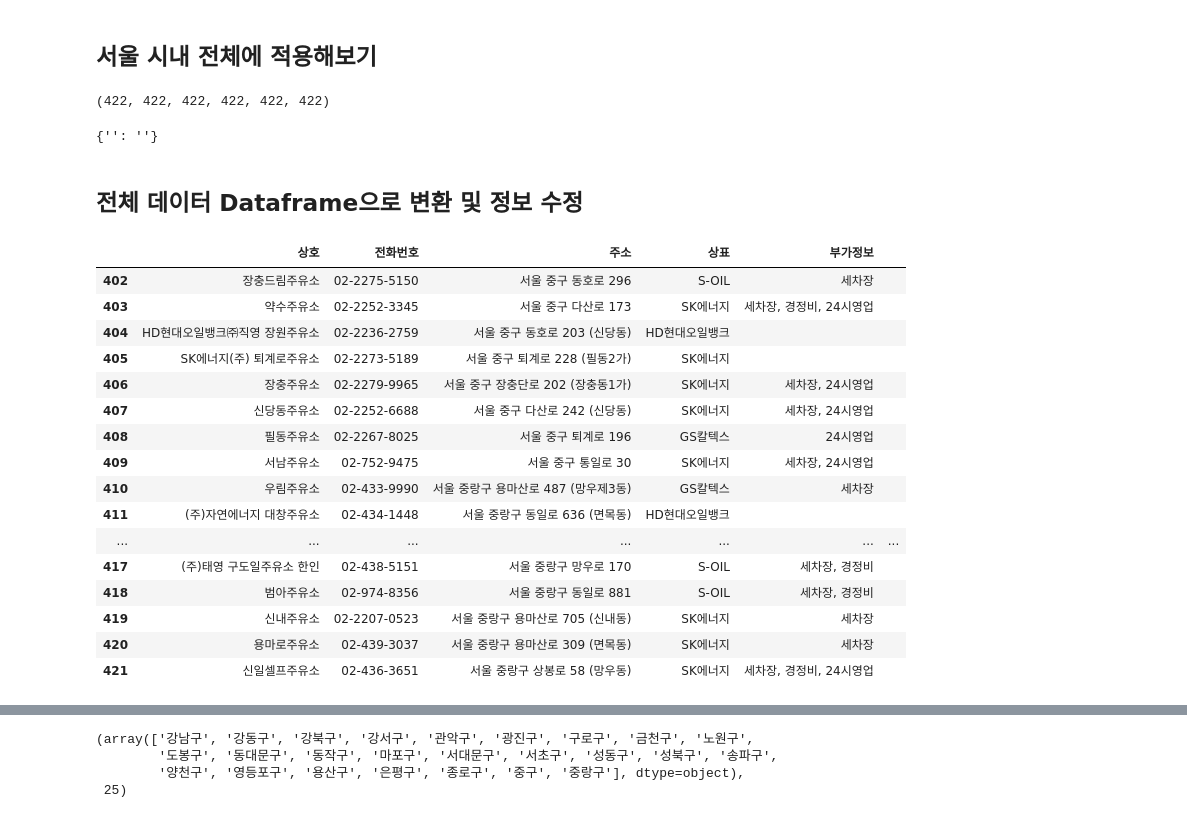
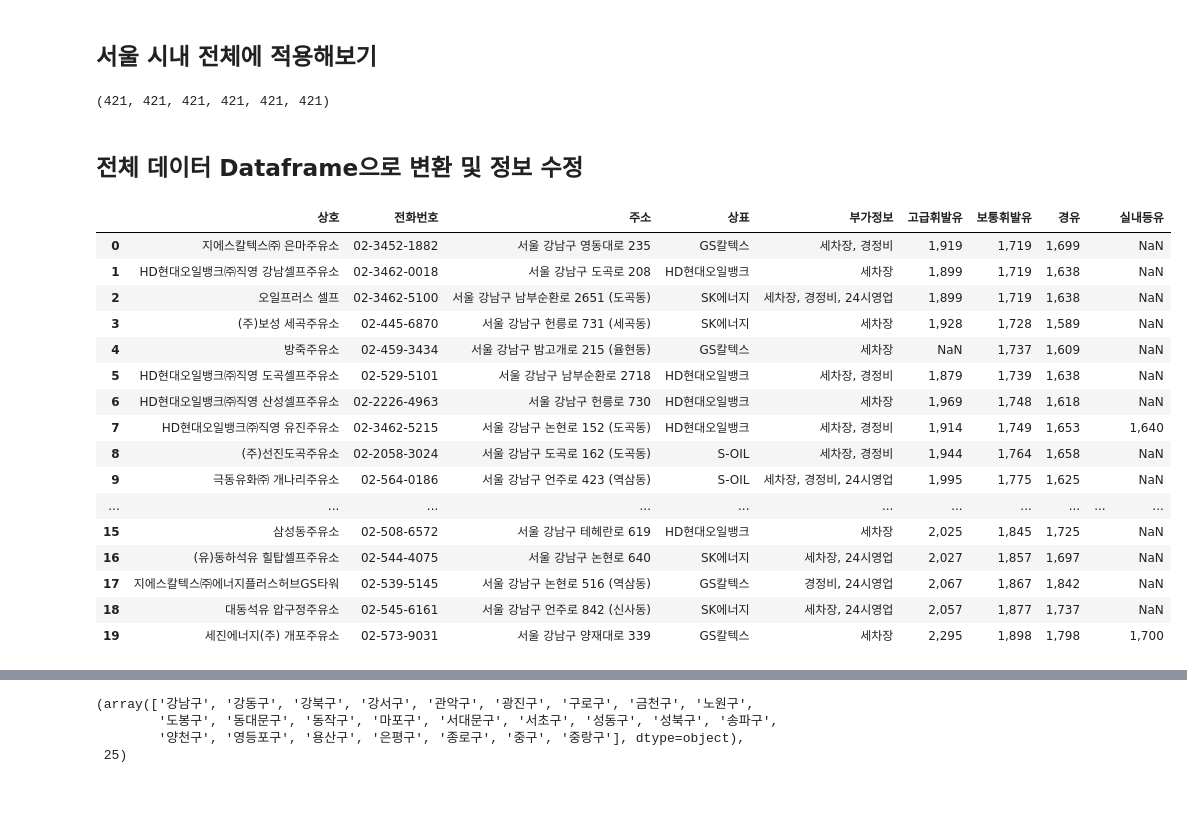
Before and after one commit to KTH-amg/robot_dev, a Jupyter notebook: eda/src/오피넷_김태호.ipynb, the cells around one changed output, grey strips where cells are left out. Cells and saved outputs as stored; diff of their text form; code cells hidden in the pictures.

```diff
--- a/eda/src/오피넷_김태호.ipynb
+++ b/eda/src/오피넷_김태호.ipynb
@@ -301,8 +302,11 @@ def get_station_info(gu_names):
         stations = oil_list.find_elements(By.TAG_NAME, "a")
 
         for station in tqdm(stations):
-            station.click()
-            time.sleep(0.5)
+            station = WebDriverWait(driver, 10).until(
+                EC.element_to_be_clickable(station)
+            )
+            driver.execute_script("arguments[0].click()", station)
+            time.sleep(3)
 
             popup = WebDriverWait(driver, 3).until(
                 EC.presence_of_element_located((By.CLASS_NAME, "atlanmap-info-content")))
@@ -322,7 +326,8 @@ def get_station_info(gu_names):
                 oil_price = line.find_elements(
                     By.TAG_NAME, "td")[1].find_element(By.TAG_NAME, "label") # 가격
 
-            price_info[oil_type.text] = oil_price.text
+                price_info[oil_type.text] = oil_price.text
+
 
             # 부가정보
             service = WebDriverWait(driver, 3).until(
@@ -341,55 +346,53 @@ def get_station_info(gu_names):
             price_list.append(price_info)
             service_list.append(services)
 
+            time.sleep(1)
+
     return name_list, phn_list, addr_list, brand_list, price_list, service_list
 # %%
 total_name, total_phn, total_addr, total_brand, total_price, total_service = get_station_info(gu_names)
 # 리스트 길이 확인
 len(total_name), len(total_phn), len(total_addr), len(total_brand), len(total_price), len(total_service)
 # %% [output]
-(422, 422, 422, 422, 422, 422)
+(421, 421, 421, 421, 421, 421)
-# %%
-print(total_price[0])
-# %% [output]
-{'': ''}
 # %% [markdown]
 ## 전체 데이터 Dataframe으로 변환 및 정보 수정
 # %%
 seoul_oil_data = {'상호':total_name,
             '전화번호':total_phn,
             "주소":total_addr,
             "상표":total_brand,
             "유종별 가격":total_price,
             "부가정보":total_service}
 
 seoul_oil_df = pd.DataFrame(seoul_oil_data)
 
 seoul_oil_df.sort_index(inplace=True)
 seoul_oil_df['부가정보'] = seoul_oil_df['부가정보'].apply(clean_list_to_string) # 문자열 형태로 표시
 
 # 유종별 가격 열 변환
 seoul_oil_df = pd.concat(
     [seoul_oil_df.drop(columns=['유종별 가격']), seoul_oil_df['유종별 가격'].apply(pd.Series)], axis=1)
 
-seoul_oil_df.tail(20)
+seoul_oil_df.head(20)
 # %% [output]
-|  | 상호 | 전화번호 | 주소 | 상표 | 부가정보 |  |
-| 402 | 장충드림주유소 | 02-2275-5150 | 서울 중구 동호로 296 | S-OIL | 세차장 |  |
-| 403 | 약수주유소 | 02-2252-3345 | 서울 중구 다산로 173 | SK에너지 | 세차장, 경정비, 24시영업 |  |
-| 404 | HD현대오일뱅크㈜직영 장원주유소 | 02-2236-2759 | 서울 중구 동호로 203 (신당동) | HD현대오일뱅크 |  |  |
-| 405 | SK에너지(주) 퇴계로주유소 | 02-2273-5189 | 서울 중구 퇴계로 228 (필동2가) | SK에너지 |  |  |
-| 406 | 장충주유소 | 02-2279-9965 | 서울 중구 장충단로 202 (장충동1가) | SK에너지 | 세차장, 24시영업 |  |
-| 407 | 신당동주유소 | 02-2252-6688 | 서울 중구 다산로 242 (신당동) | SK에너지 | 세차장, 24시영업 |  |
-| 408 | 필동주유소 | 02-2267-8025 | 서울 중구 퇴계로 196 | GS칼텍스 | 24시영업 |  |
-| 409 | 서남주유소 | 02-752-9475 | 서울 중구 통일로 30 | SK에너지 | 세차장, 24시영업 |  |
-| 410 | 우림주유소 | 02-433-9990 | 서울 중랑구 용마산로 487 (망우제3동) | GS칼텍스 | 세차장 |  |
-| 411 | (주)자연에너지 대창주유소 | 02-434-1448 | 서울 중랑구 동일로 636 (면목동) | HD현대오일뱅크 |  |  |
-| ... | ... | ... | ... | ... | ... | ... |
-| 417 | (주)태영 구도일주유소 한인 | 02-438-5151 | 서울 중랑구 망우로 170 | S-OIL | 세차장, 경정비 |  |
-| 418 | 범아주유소 | 02-974-8356 | 서울 중랑구 동일로 881 | S-OIL | 세차장, 경정비 |  |
-| 419 | 신내주유소 | 02-2207-0523 | 서울 중랑구 용마산로 705 (신내동) | SK에너지 | 세차장 |  |
-| 420 | 용마로주유소 | 02-439-3037 | 서울 중랑구 용마산로 309 (면목동) | SK에너지 | 세차장 |  |
-| 421 | 신일셀프주유소 | 02-436-3651 | 서울 중랑구 상봉로 58 (망우동) | SK에너지 | 세차장, 경정비, 24시영업 |  |
+|  | 상호 | 전화번호 | 주소 | 상표 | 부가정보 | 고급휘발유 | 보통휘발유 | 경유 |  | 실내등유 |
+| 0 | 지에스칼텍스㈜ 은마주유소 | 02-3452-1882 | 서울 강남구 영동대로 235 | GS칼텍스 | 세차장, 경정비 | 1,919 | 1,719 | 1,699 |  | NaN |
+| 1 | HD현대오일뱅크㈜직영 강남셀프주유소 | 02-3462-0018 | 서울 강남구 도곡로 208 | HD현대오일뱅크 | 세차장 | 1,899 | 1,719 | 1,638 |  | NaN |
+| 2 | 오일프러스 셀프 | 02-3462-5100 | 서울 강남구 남부순환로 2651 (도곡동) | SK에너지 | 세차장, 경정비, 24시영업 | 1,899 | 1,719 | 1,638 |  | NaN |
+| 3 | (주)보성 세곡주유소 | 02-445-6870 | 서울 강남구 헌릉로 731 (세곡동) | SK에너지 | 세차장 | 1,928 | 1,728 | 1,589 |  | NaN |
+| 4 | 방죽주유소 | 02-459-3434 | 서울 강남구 밤고개로 215 (율현동) | GS칼텍스 | 세차장 | NaN | 1,737 | 1,609 |  | NaN |
+| 5 | HD현대오일뱅크㈜직영 도곡셀프주유소 | 02-529-5101 | 서울 강남구 남부순환로 2718 | HD현대오일뱅크 | 세차장, 경정비 | 1,879 | 1,739 | 1,638 |  | NaN |
+| 6 | HD현대오일뱅크㈜직영 산성셀프주유소 | 02-2226-4963 | 서울 강남구 헌릉로 730 | HD현대오일뱅크 | 세차장 | 1,969 | 1,748 | 1,618 |  | NaN |
+| 7 | HD현대오일뱅크㈜직영 유진주유소 | 02-3462-5215 | 서울 강남구 논현로 152 (도곡동) | HD현대오일뱅크 | 세차장, 경정비 | 1,914 | 1,749 | 1,653 |  | 1,640 |
+| 8 | (주)선진도곡주유소 | 02-2058-3024 | 서울 강남구 도곡로 162 (도곡동) | S-OIL | 세차장, 경정비 | 1,944 | 1,764 | 1,658 |  | NaN |
+| 9 | 극동유화㈜ 개나리주유소 | 02-564-0186 | 서울 강남구 언주로 423 (역삼동) | S-OIL | 세차장, 경정비, 24시영업 | 1,995 | 1,775 | 1,625 |  | NaN |
+| ... | ... | ... | ... | ... | ... | ... | ... | ... | ... | ... |
+| 15 | 삼성동주유소 | 02-508-6572 | 서울 강남구 테헤란로 619 | HD현대오일뱅크 | 세차장 | 2,025 | 1,845 | 1,725 |  | NaN |
+| 16 | (유)동하석유 힐탑셀프주유소 | 02-544-4075 | 서울 강남구 논현로 640 | SK에너지 | 세차장, 24시영업 | 2,027 | 1,857 | 1,697 |  | NaN |
+| 17 | 지에스칼텍스㈜에너지플러스허브GS타워 | 02-539-5145 | 서울 강남구 논현로 516 (역삼동) | GS칼텍스 | 경정비, 24시영업 | 2,067 | 1,867 | 1,842 |  | NaN |
+| 18 | 대동석유 압구정주유소 | 02-545-6161 | 서울 강남구 언주로 842 (신사동) | SK에너지 | 세차장, 24시영업 | 2,057 | 1,877 | 1,737 |  | NaN |
+| 19 | 세진에너지(주) 개포주유소 | 02-573-9031 | 서울 강남구 양재대로 339 | GS칼텍스 | 세차장 | 2,295 | 1,898 | 1,798 |  | 1,700 |
 # %%
 seoul_oil_df["구"] = [address.split()[1] for address in seoul_oil_df["주소"]]
 seoul_oil_df.head()
```
Also changed, not shown: parts of 33 cells of this notebook, 4 other files.
